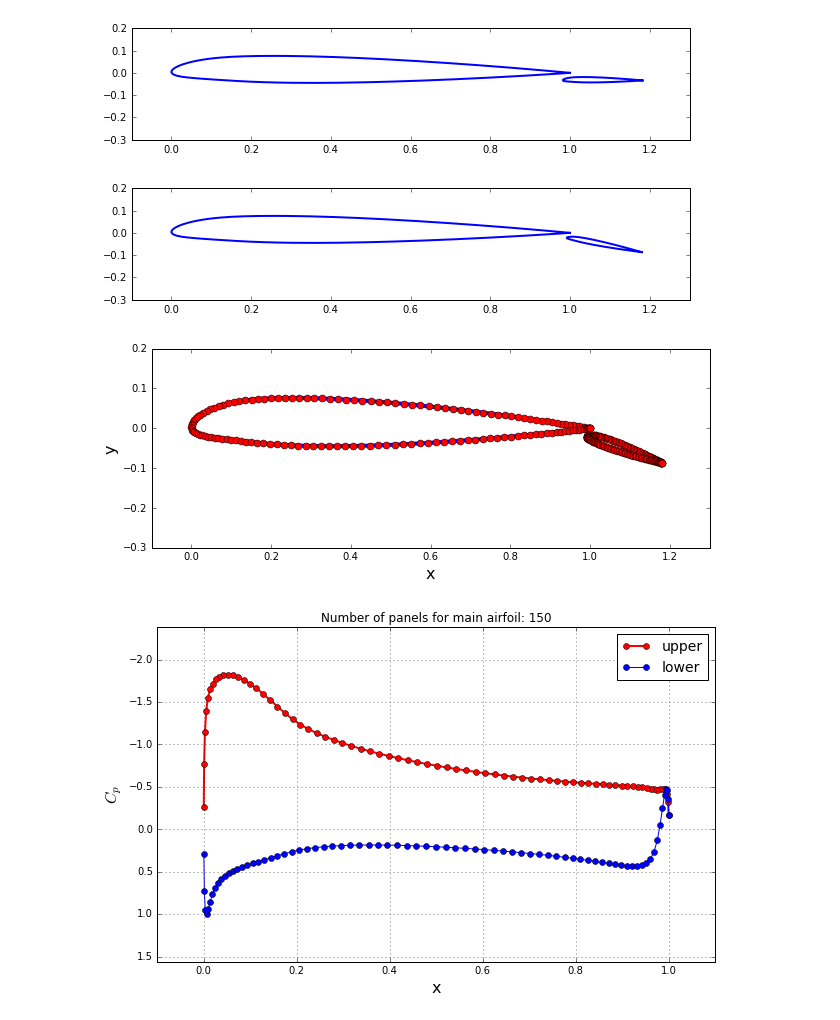
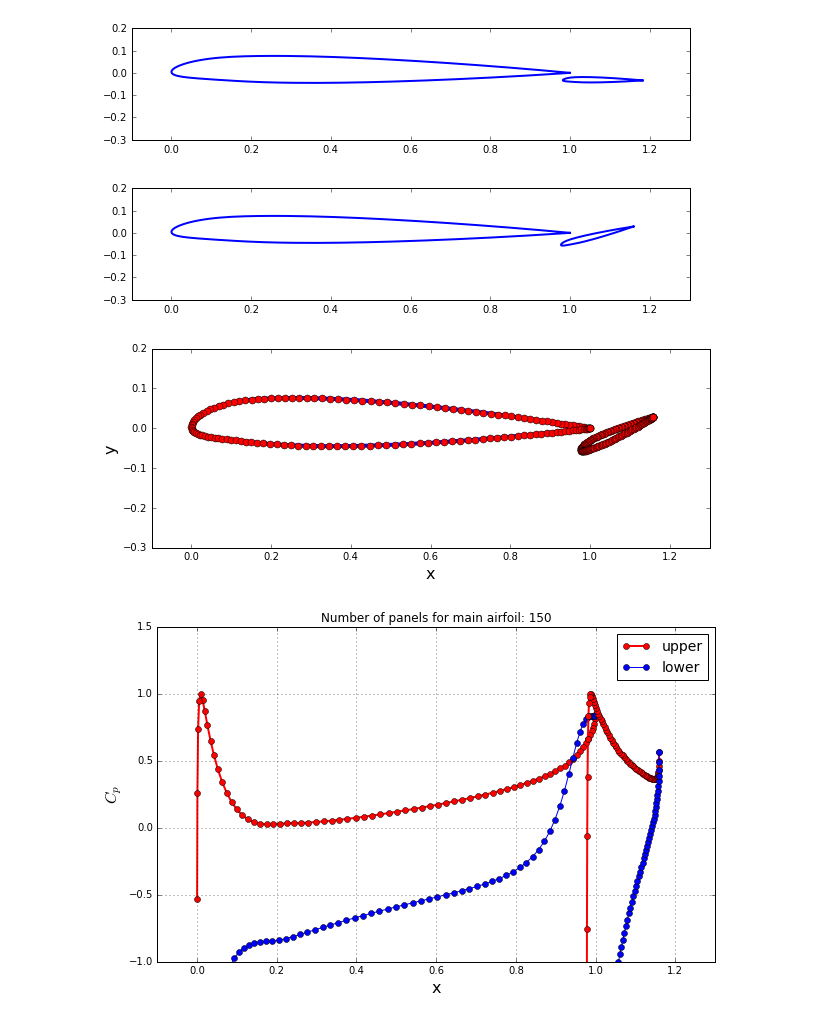
Before and after one commit to lpgleaves/mae6226-workspace, a Jupyter notebook: assignment-03-part-2.ipynb, the cells around one changed output. Drawn from its saved outputs; the diff is of its cells as text; code cells hidden in the pictures.

```diff
--- a/assignment-03-part-2.ipynb
+++ b/assignment-03-part-2.ipynb
@@ -79,15 +80,15 @@ def theta_transform(x, y, xc, yc, theta):
     x = x - xc
     y = y - yc
 
-    x = x * math.cos(theta) + y * math.sin(theta)
-    y = -x * math.sin(theta) + y * math.cos(theta)
+    xnew = x * math.cos(theta) + y * math.sin(theta)
+    ynew = -x * math.sin(theta) + y * math.cos(theta)
 
-    xr = x + xc
-    yr = y + yc
+    xr = xnew + xc
+    yr = ynew + yc
 
     return xr, yr
 # %%
-theta = 20
+theta = -25
 
 xflap, yflap = theta_transform(xflap, yflap, xc, yc, theta)
 
@@ -96,10 +97,10 @@ pyplot.plot(xmain, ymain, xflap, yflap,  color='b', linestyle='-', linewidth=2)
 pyplot.xlim(xa, xz)
 pyplot.ylim(ya, yz);
 # %% [output]
-[figure, old version]
+[figure, new version]
 # %%
 u_inf = 1.0
-alpha = -7.0
+alpha = 0
 freestream = Freestream(u_inf, alpha)
 # %%
 mainpanels = cam_define_panels(xmain,ymain,len(xmain)-1)
@@ -129,7 +130,7 @@ y_start, y_end = y_min-val_y*(y_max-y_min), y_max+val_y*(y_max-y_min)
 # Create our meshgrid for the plots
 x, y, X, Y = makemesh(N, x_start, x_end, y_start, y_end)
 # %% [output]
-[figure, old version]
+[figure, new version]
 # %%
 A, At = build_matrix(panels)
 b = build_rhs(panels, freestream)
@@ -147,25 +145,27 @@ cp = 1.0 - (u**2+v**2)/freestream.u_inf**2
 panel_main, panel_flap = panels[0:N], panels[N:]
 # %%
-val_x, val_y = 0.10, 0.20
-x_min, x_max = numpy.min( [panel.xa for panel in panel_main] ), numpy.max( [panel.xa for panel in panel_main] )
-cp_min, cp_max = numpy.min( [panel.cp for panel in panel_main] ), numpy.max( [panel.cp for panel in panel_main] )
-x_start, x_end = x_min - val_x * (x_max-x_min), x_max + val_x * (x_max-x_min)
-y_start, y_end = cp_min - val_y * (cp_max-cp_min), cp_max + val_y * (cp_max-cp_min)
-
 pyplot.figure(figsize=(10, 6))
 pyplot.grid(True)
 pyplot.xlabel('x', fontsize=16)
 pyplot.ylabel('$C_p$', fontsize=16)
 pyplot.plot([panel.xc for panel in panel_main if panel.loc == 'upper'],
          [panel.cp for panel in panel_main if panel.loc == 'upper'],
          color='r', linestyle='-', linewidth=2, marker='o', markersize=6)
 pyplot.plot([panel.xc for panel in panel_main if panel.loc == 'lower'],
          [panel.cp for panel in panel_main if panel.loc == 'lower'],
          color='b', linestyle='-', linewidth=1, marker='o', markersize=6)
+pyplot.plot([panel.xc for panel in flappanels if panel.loc == 'upper'],
+            [panel.cp for panel in flappanels if panel.loc == 'upper'],
+            label='upper surface',
+            color='r', linestyle='-', linewidth=2, marker='o', markersize=6)
+pyplot.plot([panel.xc for panel in flappanels if panel.loc == 'lower'],
+            [panel.cp for panel in flappanels if panel.loc == 'lower'],
+            label= 'lower surface',
+            color='b', linestyle='-', linewidth=1, marker='o', markersize=6)
+
 pyplot.legend(['upper', 'lower'], loc='best', prop={'size':14})
-pyplot.xlim(x_start, x_end)
-pyplot.ylim(y_start, y_end)
-pyplot.gca().invert_yaxis()
+pyplot.xlim(-0.1, 1.3)
+pyplot.ylim(-1,1.5)
 pyplot.title('Number of panels for main airfoil: %d' % N);
 # %% [output]
-[figure, old version]
+[figure, new version]
```
Also changed, not shown: parts of 10 cells of this notebook, 2 other files.
